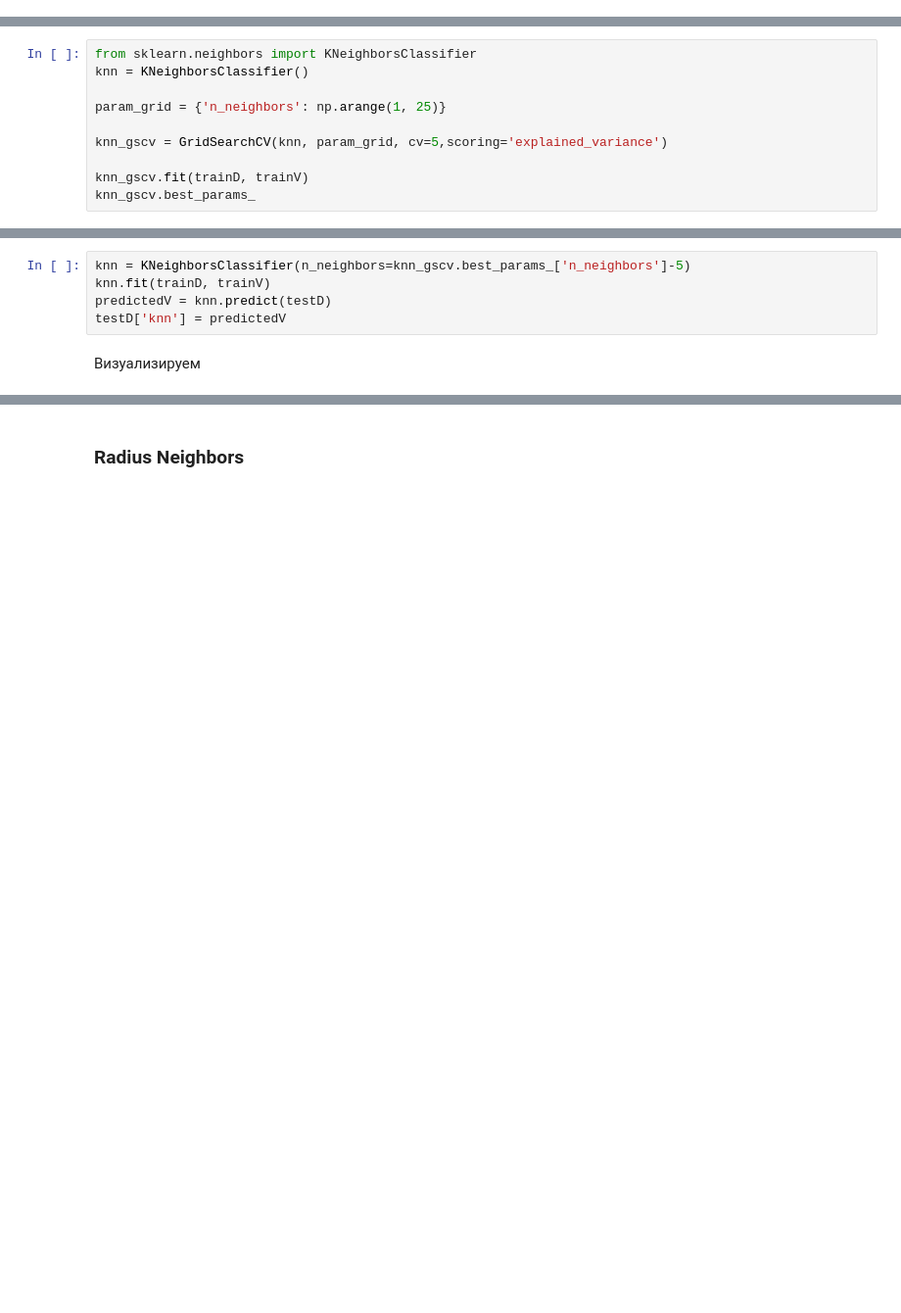
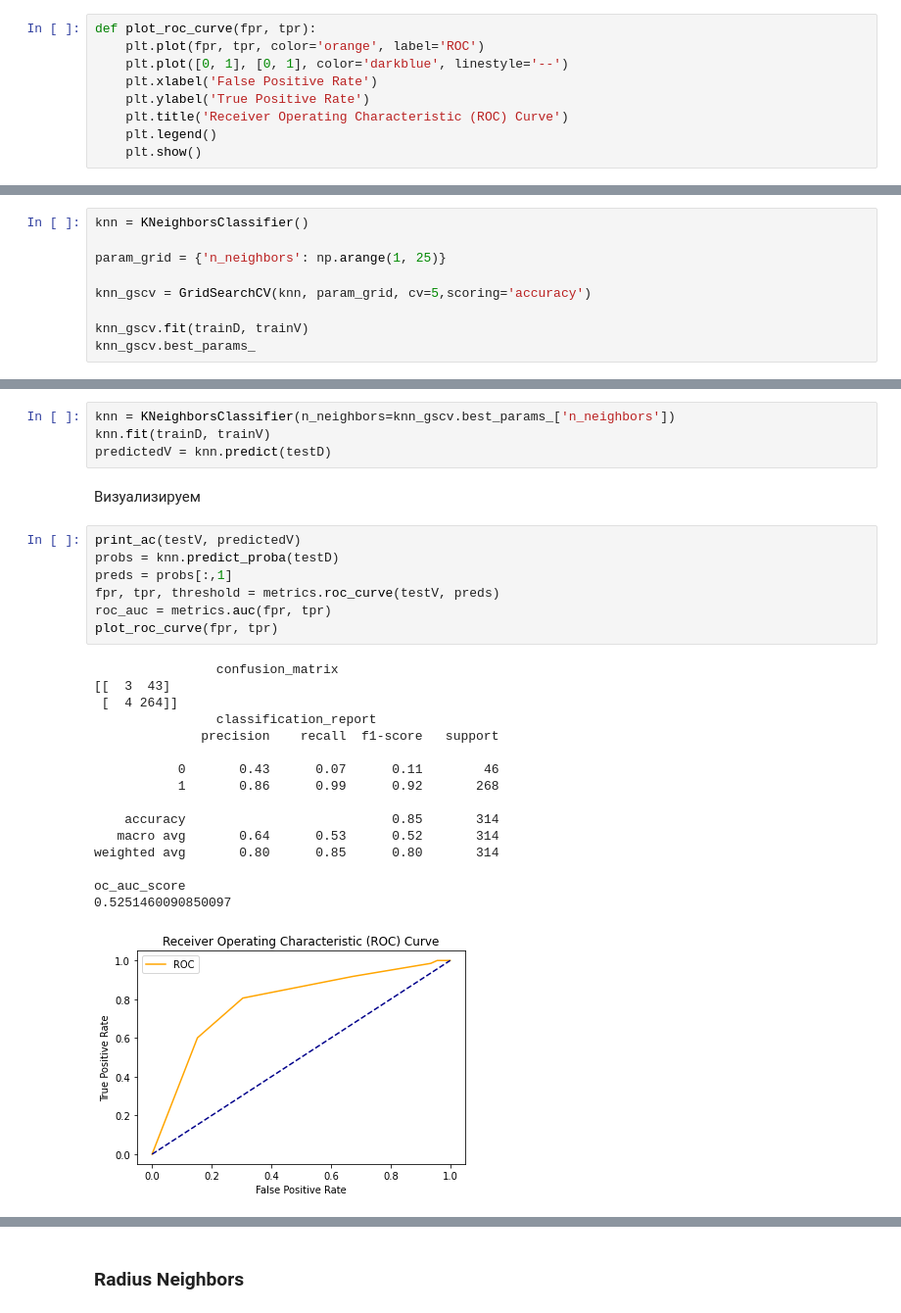
Before and after one commit to dariaAlium/iad, a Jupyter notebook: Lab_3_Supervised_Learning.ipynb, the cells around one changed output, grey strips where cells are left out. Shown at 98% size. Cells and saved outputs as stored; diff of their text form; blank space fills up the shorter version.

```diff
--- a/Lab_3_Supervised_Learning.ipynb
+++ b/Lab_3_Supervised_Learning.ipynb
@@ -886,14 +900,22 @@ def show_class(data, cluster, x, y):
+# %%
+def plot_roc_curve(fpr, tpr):
+    plt.plot(fpr, tpr, color='orange', label='ROC')
+    plt.plot([0, 1], [0, 1], color='darkblue', linestyle='--')
+    plt.xlabel('False Positive Rate')
+    plt.ylabel('True Positive Rate')
+    plt.title('Receiver Operating Characteristic (ROC) Curve')
+    plt.legend()
+    plt.show()
 # %% [markdown]
 ### KNN
 # %% [markdown]
 Бежим кросс
 # %%
-from sklearn.neighbors import KNeighborsClassifier
 knn = KNeighborsClassifier()
 
 param_grid = {'n_neighbors': np.arange(1, 25)}
 
-knn_gscv = GridSearchCV(knn, param_grid, cv=5,scoring='explained_variance')
+knn_gscv = GridSearchCV(knn, param_grid, cv=5,scoring='accuracy')
 
 knn_gscv.fit(trainD, trainV)
 knn_gscv.best_params_
@@ -902,9 +924,32 @@ knn_gscv.best_params_
 # %% [markdown]
 Тренируем
 # %%
-knn = KNeighborsClassifier(n_neighbors=knn_gscv.best_params_['n_neighbors']-5)
+knn = KNeighborsClassifier(n_neighbors=knn_gscv.best_params_['n_neighbors'])
 knn.fit(trainD, trainV)
 predictedV = knn.predict(testD)
-testD['knn'] = predictedV
 # %% [markdown]
 Визуализируем
+# %%
+print_ac(testV, predictedV)
+probs = knn.predict_proba(testD)
+preds = probs[:,1]
+fpr, tpr, threshold = metrics.roc_curve(testV, preds)
+roc_auc = metrics.auc(fpr, tpr)
+plot_roc_curve(fpr, tpr)
+# %% [output]
+                confusion_matrix
+[[  3  43]
+ [  4 264]]
+                classification_report
+              precision    recall  f1-score   support
+
+           0       0.43      0.07      0.11        46
+           1       0.86      0.99      0.92       268
+
+    accuracy                           0.85       314
+   macro avg       0.64      0.53      0.52       314
+weighted avg       0.80      0.85      0.80       314
+
+oc_auc_score
+0.5251460090850097
+[figure, added]
```
Also changed, not shown: parts of 86 cells of this notebook.
